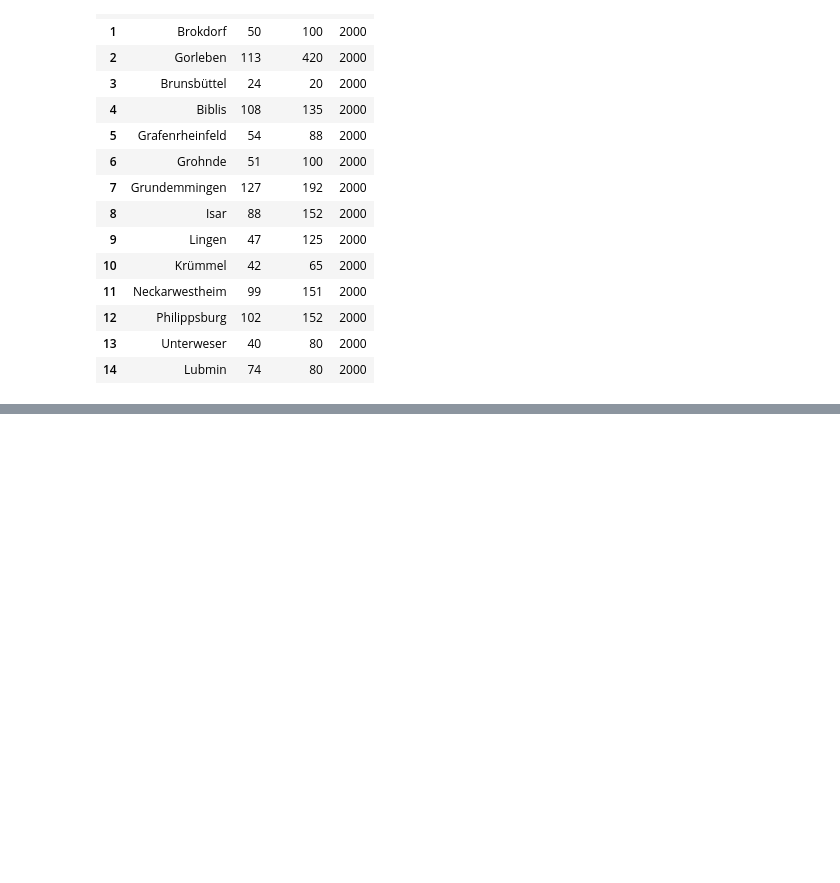
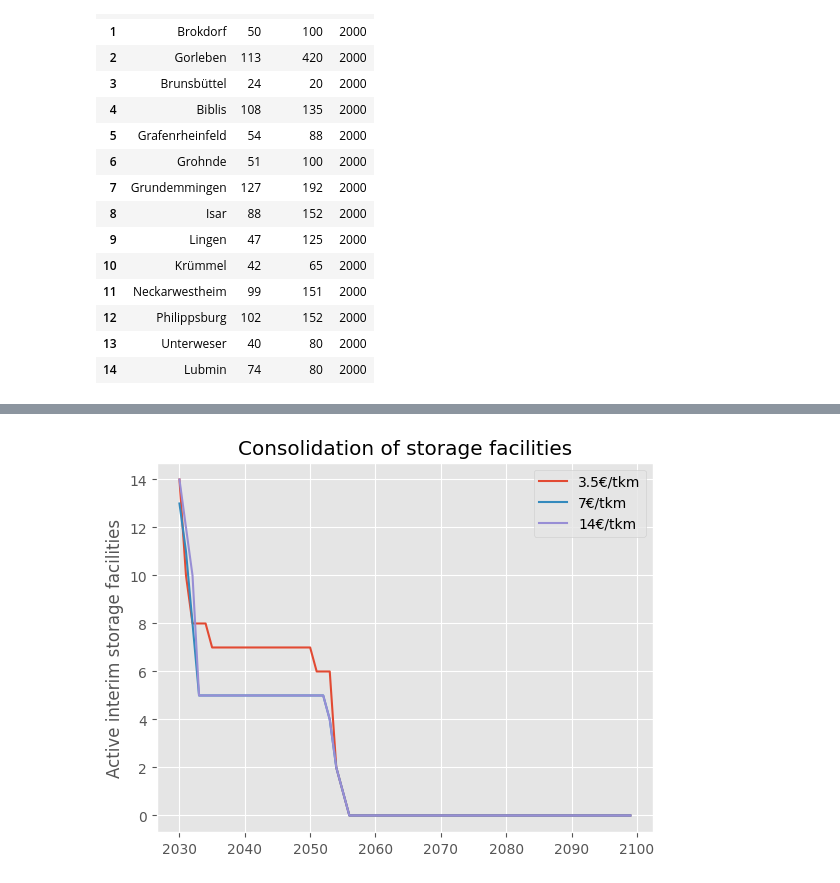
Before and after one commit to hzoerner/operations_oppenheimer, a Jupyter notebook: src/python/plot_results.ipynb, the cells around one changed output, grey strips where cells are left out. Cells and saved outputs as stored; diff of their text form; code cells hidden in the pictures; blank space fills up the shorter version.

```diff
--- a/src/python/plot_results.ipynb
+++ b/src/python/plot_results.ipynb
@@ -217,0 +305,25 @@ isf_ax = gdf[gdf.name.isin(isf_coords.keys())].plot(aspect=1.4, ax=ger.plot(colo
+# %%
+facility_1 = "/Users/simonirmer/Documents/Privat/Uni/Berlin/WS23-24/OR-INF/term_paper/operations_oppenheimer/data/output_data/3-29/factor50/yearly_costs.csv"
+facility_3 = "/Users/simonirmer/Documents/Privat/Uni/Berlin/WS23-24/OR-INF/term_paper/operations_oppenheimer/data/output_data/3-29/factor100/yearly_costs.csv"
+facility_5 = "/Users/simonirmer/Documents/Privat/Uni/Berlin/WS23-24/OR-INF/term_paper/operations_oppenheimer/data/output_data/3-29/factor200/yearly_costs.csv"
+
+yearly_costs_1 = pd.read_csv(facility_1, index_col="year")
+yearly_costs_3 = pd.read_csv(facility_3, index_col="year")
+yearly_costs_5 = pd.read_csv(facility_5, index_col="year")
+
+y_1 = np.round(yearly_costs_1["reactor_fix"] / 1.03**(yearly_costs_1.index - 2030) / 100000, 0).astype(int)
+y_3 = np.round(yearly_costs_3["reactor_fix"] / 1.03**(yearly_costs_3.index - 2030) / 100000, 0).astype(int)
+y_5 = np.round(yearly_costs_5["reactor_fix"] / 1.03**(yearly_costs_5.index - 2030) / 100000, 0).astype(int)
+
+plt.plot(y_1.index, y_1, label="3.5€/tkm")
+plt.plot(y_3.index, y_3, label="7€/tkm")
+plt.plot(y_5.index, y_5, label= "14€/tkm")
+
+plt.title("Consolidation of storage facilities")
+plt.ylabel("Active interim storage facilities")
+
+
+plt.legend()
+plt.show()
+# %% [output]
+[figure, added]
```
Also changed, not shown: parts of 40 cells of this notebook, 37 other files.
